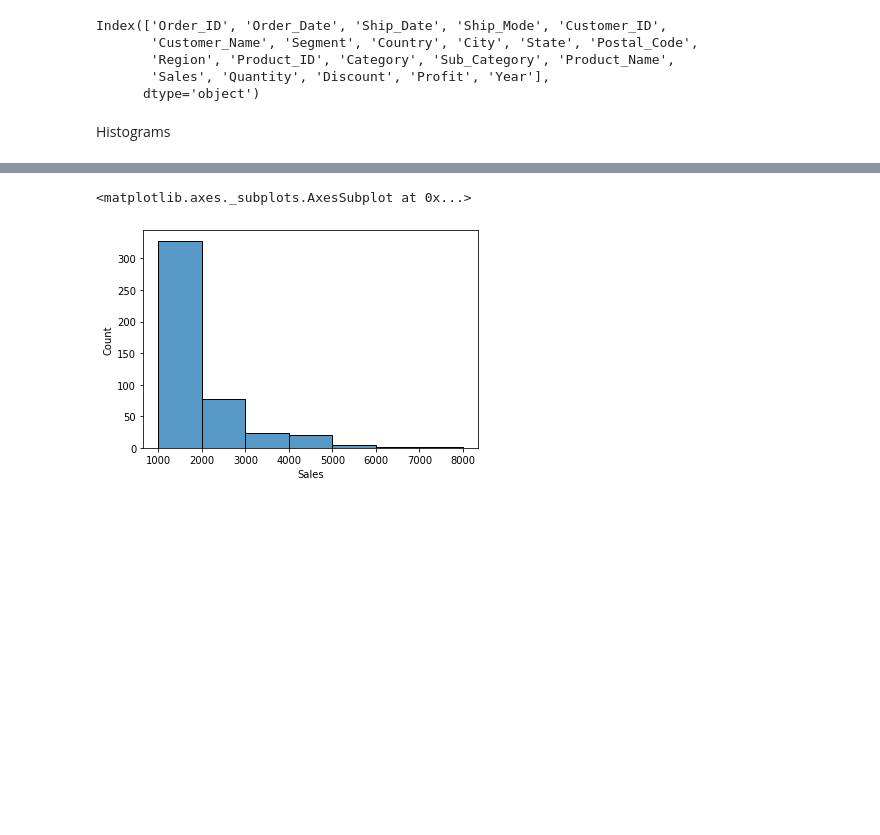
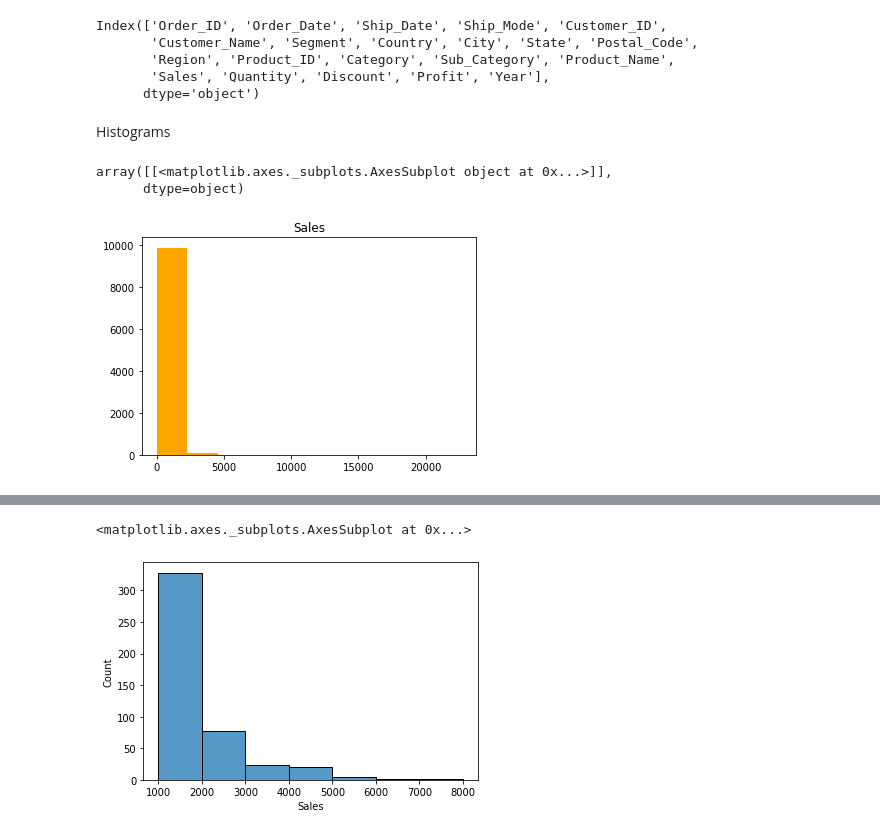
Before and after one commit to testgitzun/Workshop-Data-Engineer, a Jupyter notebook: Mini Project Data Engineer/Data_Collection_&_Data_Cleansing.ipynb, the cells around one changed output, grey strips where cells are left out. Drawn from its saved outputs; the diff is of its cells as text; code cells hidden in the pictures; blank space fills up the shorter version.

```diff
--- a/Mini Project Data Engineer/Data_Collection_&_Data_Cleansing.ipynb
+++ b/Mini Project Data Engineer/Data_Collection_&_Data_Cleansing.ipynb
@@ -489,3 +489,10 @@ Index(['Order_ID', 'Order_Date', 'Ship_Date', 'Ship_Mode', 'Customer_ID',
       dtype='object')
 # %% [markdown]
 Histograms
+# %%
+superstore[['Sales']].hist(grid=False, color='orange',
+                              sharex=True, sharey=True)
+# %% [output]
+array([[<matplotlib.axes._subplots.AxesSubplot object at 0x...>]],
+      dtype=object)
+[figure, added]
```
Also changed, not shown: parts of 11 cells of this notebook.
